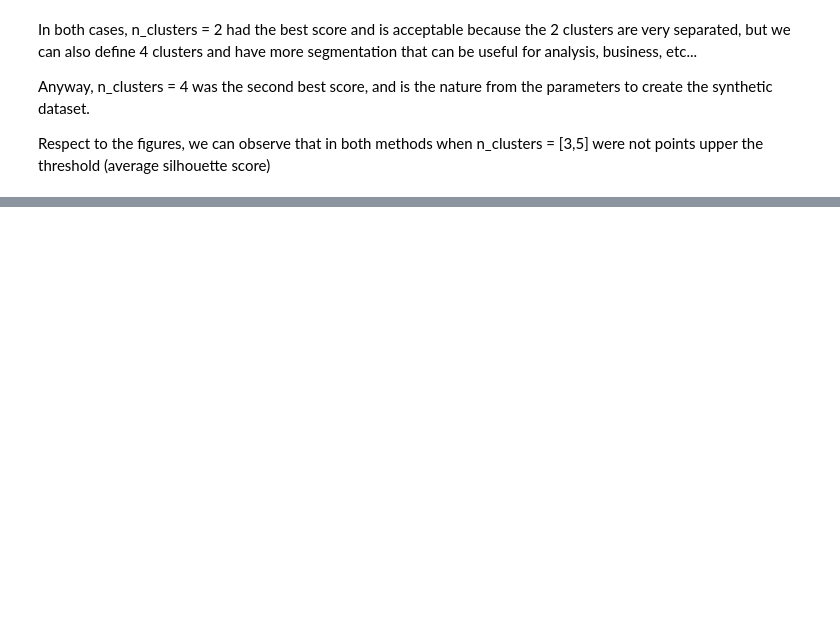
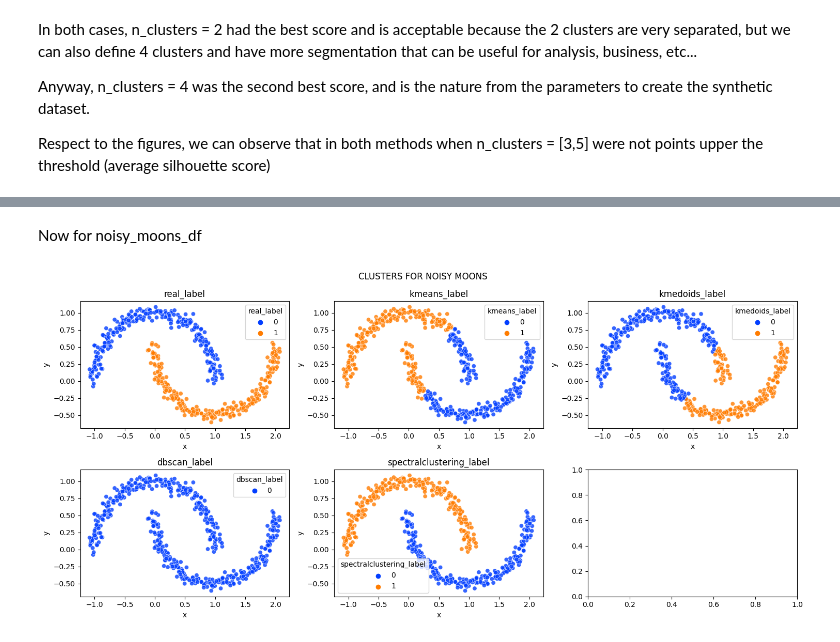
Before and after one commit to jolual2747/unsupervised_learning_workshop2, a Jupyter notebook: workshop_development.ipynb, the cells around one changed output, grey strips where cells are left out. Cells and saved outputs as stored; diff of their text form; code cells hidden in the pictures; blank space fills up the shorter version.

```diff
--- a/workshop_development.ipynb
+++ b/workshop_development.ipynb
@@ -85,0 +201,19 @@ Respect to the figures, we can observe that in both methods when n_clusters = [3
+# %% [markdown]
+Now for noisy_moons_df
+# %%
+fig, axes = plt.subplots(2,3, figsize = (15,7))
+fig.suptitle('Clusters for noisy moons'.upper())
+cluster_labels = ['real_label', 'kmeans_label', 'kmedoids_label', 'dbscan_label', 'spectralclustering_label']
+i = 0
+for row in range(2):
+    for col in range(3):
+        try:
+            axes[row, col].set_title(cluster_labels[i])
+            sns.scatterplot(data = noisy_moons_df, x = 'x', y = 'y', hue = cluster_labels[i], alpha = 0.8, palette='bright', ax = axes[row, col])
+            i += 1
+        except:
+            pass
+    plt.tight_layout()
+plt.show()
+# %% [output]
+[figure, added]
```
Also changed, not shown: parts of 19 cells of this notebook, 2 other files.
